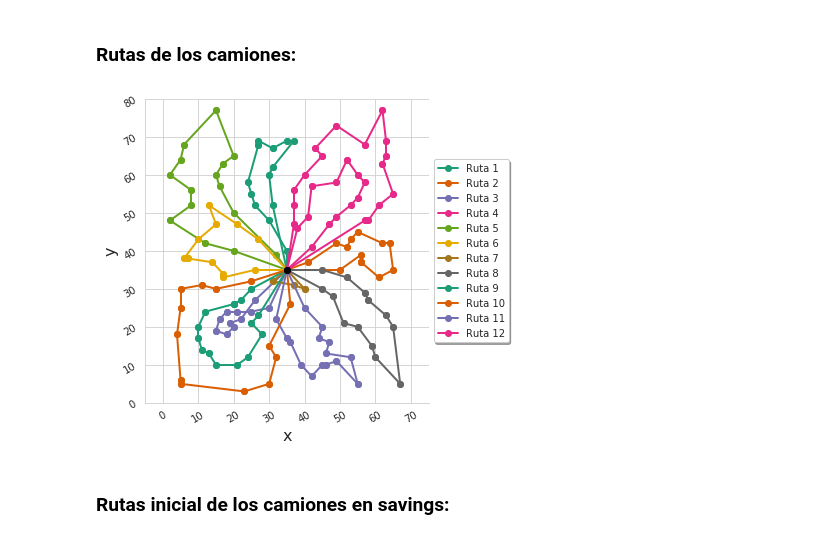
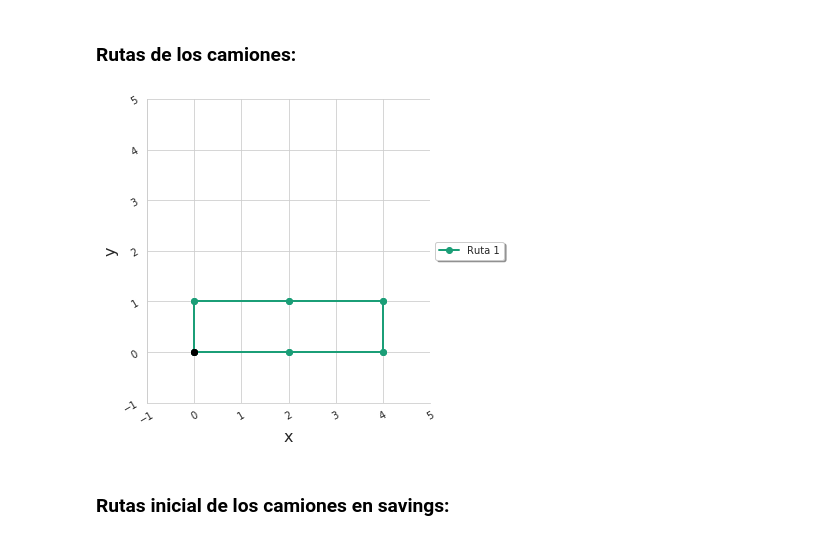
Before and after one commit to asdolo/algo3-tp3, a Jupyter notebook: jupyter/notebook.ipynb, the cells around one changed output. Drawn from its saved outputs; the diff is of its cells as text; code cells hidden in the pictures.

```diff
--- a/jupyter/notebook.ipynb
+++ b/jupyter/notebook.ipynb
@@ -422,10 +422,10 @@ FileNotFoundError: File b'../output/4-otra-clusterizacion/clusters.csv' does not
 # %% [markdown]
 <h3>Rutas de los camiones:</h3>
 # %%
-plot_rutas('../output/3-sweep-algorithm/clusters.csv', '../output/3-sweep-algorithm/rutas.csv', palette='Dark2', xlim=[-5,75], ylim=[0,80])
+plot_rutas('../output/test.csv', '../output/rutaOptima.csv', palette='Dark2', xlim=[-1,5], ylim=[-1,5])
 #plot_rutas('../output/4-otra-clusterizacion/clusters.csv', '../output/4-otra-clusterizacion/rutas.csv', palette='Set1', xlim=[0,100], ylim=[0,100])
 # %% [output]
-[figure, old version]
+[figure, new version]
 # %% [markdown]
 <h3>Rutas inicial de los camiones en savings:</h3>
 # %%
```
Also changed, not shown: parts of 5 cells of this notebook.
